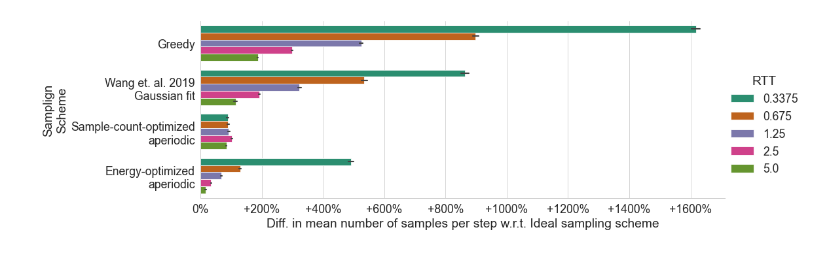
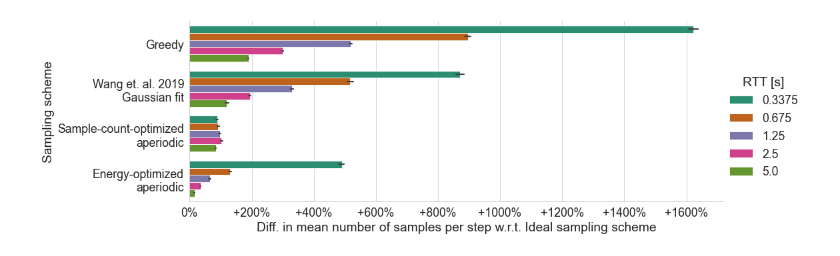
Before and after one commit to vnmo/EdgeDroid2, a Jupyter notebook: analysis/sampling_Nov5.ipynb, the cells around one changed output. Drawn from its saved outputs; the diff is of its cells as text; code cells hidden in the pictures.

Commit message:
plots

```diff
--- a/analysis/sampling_Nov5.ipynb
+++ b/analysis/sampling_Nov5.ipynb
@@ -201,7 +201,7 @@ fg = sns.catplot(
     # legend_out=False,
 )
 fg.set_axis_labels("Mean energy consumed per step", "Sampling scheme")
-fg.legend.set_title("RTT")
+fg.legend.set_title("RTT [s]")
 for ax in fg.axes.flat:
     ax.xaxis.set_major_formatter(tkr.FuncFormatter(lambda x, p: f"{x * 1000:1.0f} mJ"))
 plt.show()
@@ -282,8 +282,8 @@ fg = sns.catplot(
     # aspect=12 / height,
     # height=height,
 )
-fg.legend.set_title("RTT")
-fg.set_axis_labels(f"Diff. in mean energy consumption per step w.r.t. {reference_name} sampling scheme", "Samplign\nScheme")
+fg.legend.set_title("RTT [s]")
+fg.set_axis_labels(f"Diff. in mean energy consumption per step w.r.t. {reference_name} sampling scheme", "Sampling scheme")
 # fg.set(xticks=np.linspace(-0.25, 0, 6))
 for ax in fg.axes.flat:
     ax.xaxis.set_major_formatter(tkr.FuncFormatter(lambda x, p: f"{x:+0.0%}" if x != 0.0 else "0%"))
@@ -347,9 +347,9 @@ fg = sns.catplot(
     hue="rtt",
     aspect=3,
 )
-fg.set_axis_labels("Mean number of captured samples per step", "Sampler")
+fg.set_axis_labels("Mean number of captured samples per step", "Sampling scheme")
 fg.set(xticks=list(np.linspace(0, 5, 6)) + list(np.linspace(6.0, 18.0, 7)))
-fg.legend.set_title("RTT")
+fg.legend.set_title("RTT [s]")
 for ax in fg.axes.flat:
     ax.xaxis.set_major_formatter(tkr.FuncFormatter(lambda x, p: f"{x:0.0f}"))
 plt.show()
@@ -382,27 +382,27 @@ samples_diff
 # %%
 plot_data = samples_diff.set_index(["sampler", "rtt"])[["CI95_Low", "CI95_High", "diff"]].stack().reset_index().rename(
     columns={0: "values"})
 
 fg = sns.catplot(
     kind="bar",
     data=plot_data,
     estimator=lambda e: sorted(e)[1],
     errorbar=lambda e: (min(e), max(e)),
     y="sampler",
     hue="rtt",
     x="values",
     aspect=3,
     # aspect=12 / height,
     # height=height,
 )
-fg.legend.set_title("RTT")
-fg.set_axis_labels(f"Diff. in mean number of samples per step w.r.t. {reference_name} sampling scheme", "Samplign\nScheme")
+fg.legend.set_title("RTT [s]")
+fg.set_axis_labels(f"Diff. in mean number of samples per step w.r.t. {reference_name} sampling scheme", "Sampling scheme")
 # fg.set(xticks=np.linspace(-0.25, 0, 6))
 for ax in fg.axes.flat:
     ax.xaxis.set_major_formatter(tkr.FuncFormatter(lambda x, p: f"{x:+0.0%}" if x != 0.0 else "0%"))
 plt.show()
 # %% [output]
-[figure, old version]
+[figure, new version]
 # %%
 mean_wait_per_step = (
     results
```
Also changed, not shown: parts of 11 cells of this notebook.
